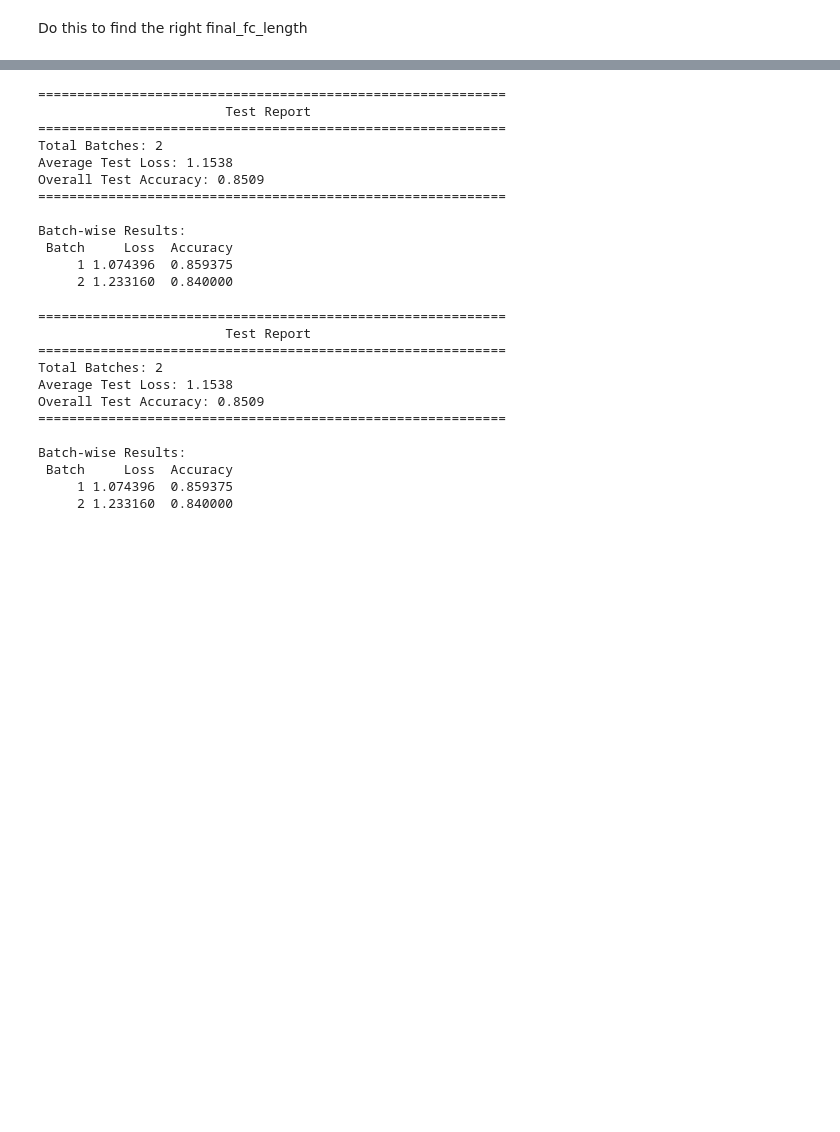
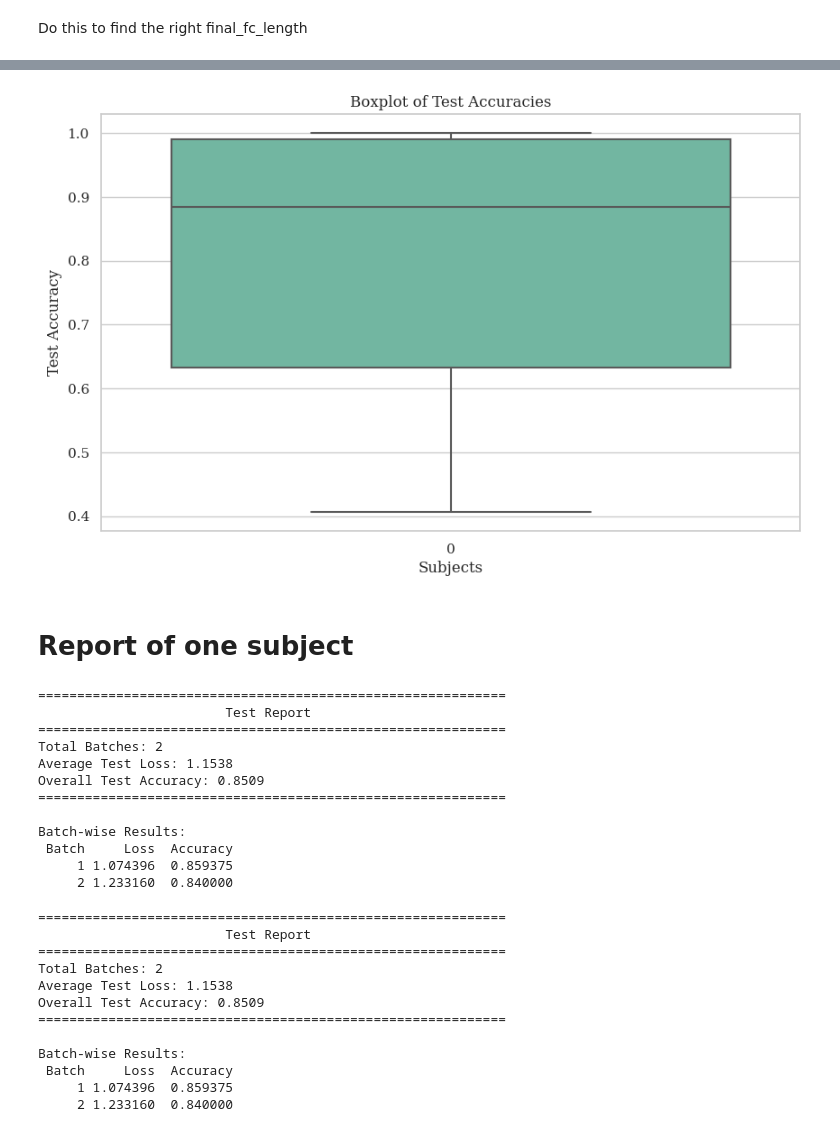
Before and after one commit to AlmaCuevas/EEG-Classifiers-Ensemble, a Jupyter notebook: src/processing_eeg_methods/Explorations/EEGconformer_calibration3_singleplayer.ipynb, the cells around one changed output, grey strips where cells are left out. Saved outputs shown, nothing was run; the diff lists cells and outputs as text; code cells hidden in the pictures; blank space fills up the shorter version.

```diff
--- a/src/processing_eeg_methods/Explorations/EEGconformer_calibration3_singleplayer.ipynb
+++ b/src/processing_eeg_methods/Explorations/EEGconformer_calibration3_singleplayer.ipynb
@@ -17,15 +20,14 @@ from torch.utils.data import DataLoader, TensorDataset, random_split
 # %%
 from processing_eeg_methods.data_utils import (
-    convert_into_independent_channels,
     get_dataset_basic_info,
-    get_input_data_path,
-    standard_saving_path,
-    write_model_info,
 )
+import seaborn as sns
+import matplotlib.pyplot as plt
+import pandas as pd
 from processing_eeg_methods.data_loaders import load_data_labels_based_on_dataset
 from processing_eeg_methods.share import datasets_basic_infos
+from collections import Counter
 
-subject_id = 19  # Only two things I should be able to change
 dataset_name = "braincommand"  # Only two things I should be able to change
 
 dataset_info = get_dataset_basic_info(datasets_basic_infos, dataset_name)
@@ -364,3 +526,18 @@ Test Accuracy: 0.8509
+# %%
+# Set the Seaborn palette
+sns.set_palette("Set2")
+
+# Create a boxplot using Seaborn
+plt.figure(figsize=(10, 6))
+sns.boxplot(data=results_df['test_accuracy'])
+plt.title('Boxplot of Test Accuracies')
+plt.xlabel('Subjects')
+plt.ylabel('Test Accuracy')
+plt.show()
+# %% [output]
+[figure, added]
+# %% [markdown]
+# Report of one subject
 # %%
 ## TEST
 import torch
```
Also changed, not shown: parts of 14 cells of this notebook, 1 other file.
